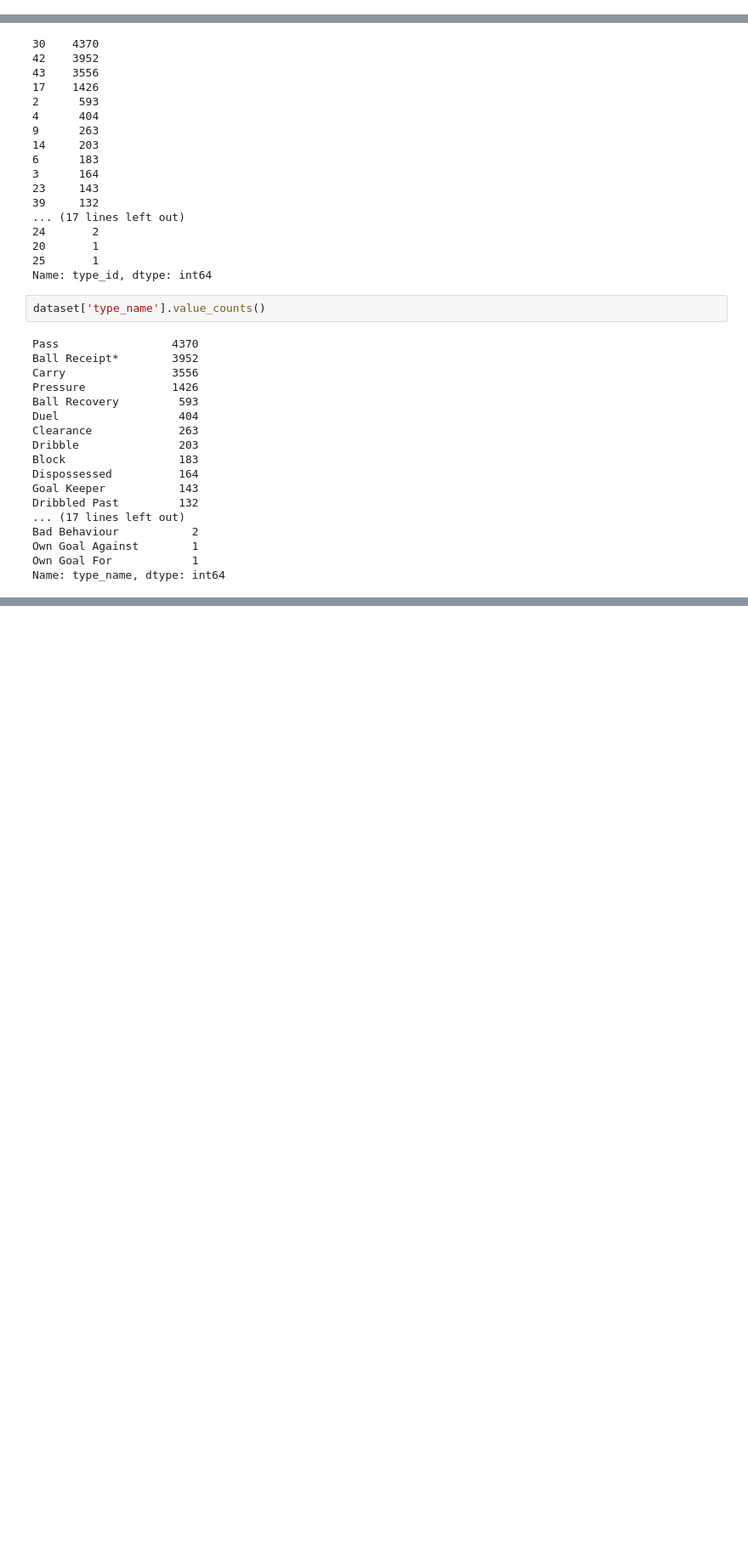
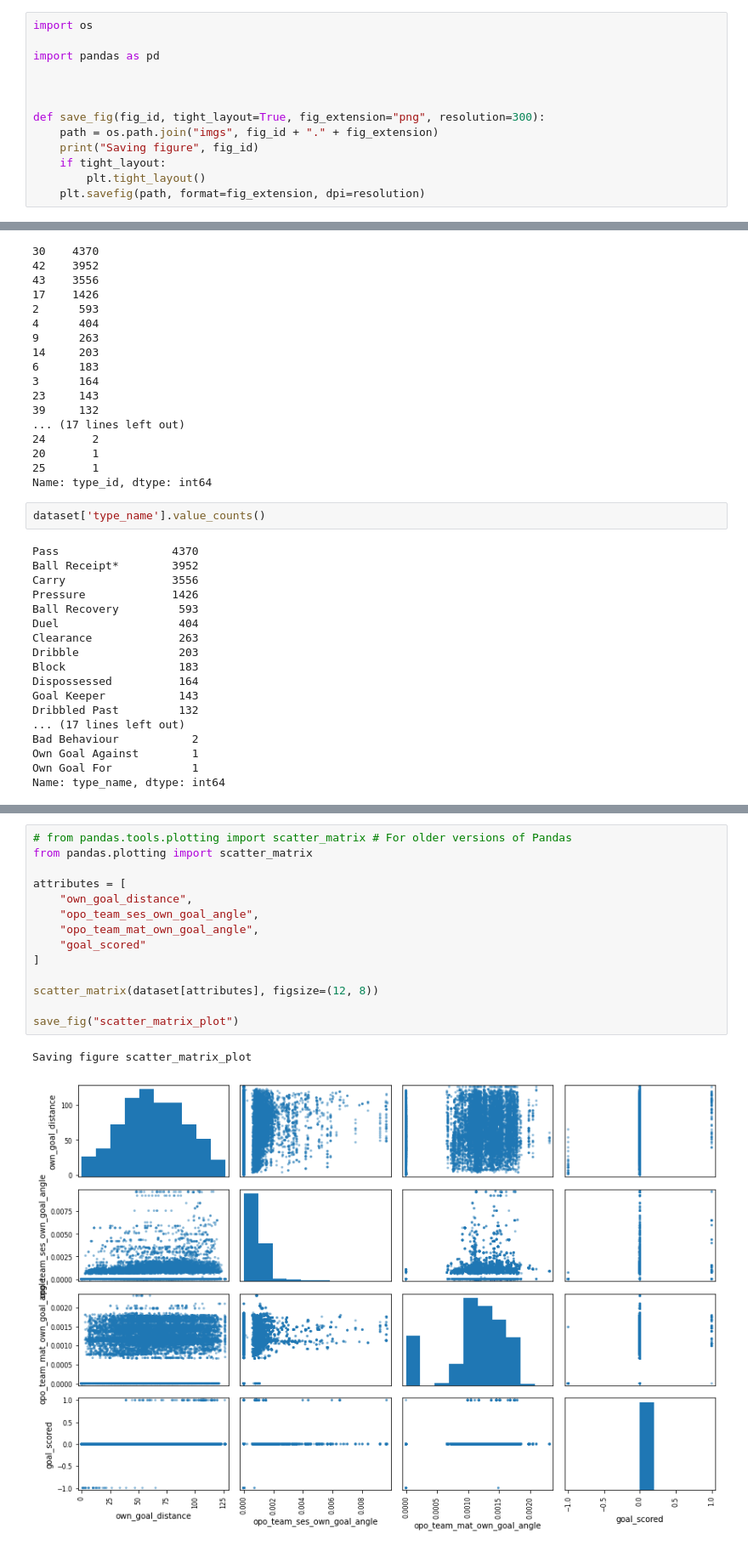
Before and after one commit to xecarlox94/data_mining_machine_learning, a Jupyter notebook: Untitled.ipynb, the cells around one changed output, grey strips where cells are left out. Shown at 85% size. Drawn from its saved outputs; the diff is of its cells as text; blank space fills up the shorter version.

```diff
--- a/Untitled.ipynb
+++ b/Untitled.ipynb
@@ -1 +1,14 @@
+# %%
+import os
+
+import pandas as pd
+
+
+
+def save_fig(fig_id, tight_layout=True, fig_extension="png", resolution=300):
+    path = os.path.join("imgs", fig_id + "." + fig_extension)
+    print("Saving figure", fig_id)
+    if tight_layout:
+        plt.tight_layout()
+    plt.savefig(path, format=fig_extension, dpi=resolution)
 # %%
@@ -425,0 +161,17 @@ dataset.plot(kind="scatter", x="goal_scored", y="own_team_mat_delta_direct_angle
+# %%
+# from pandas.tools.plotting import scatter_matrix # For older versions of Pandas
+from pandas.plotting import scatter_matrix
+
+attributes = [
+    "own_goal_distance",
+    "opo_team_ses_own_goal_angle",
+    "opo_team_mat_own_goal_angle",
+    "goal_scored"
+]
+
+scatter_matrix(dataset[attributes], figsize=(12, 8))
+
+save_fig("scatter_matrix_plot")
+# %% [output]
+Saving figure scatter_matrix_plot
+[figure, added]
```
Also changed, not shown: parts of 9 cells of this notebook, 3 other files.
